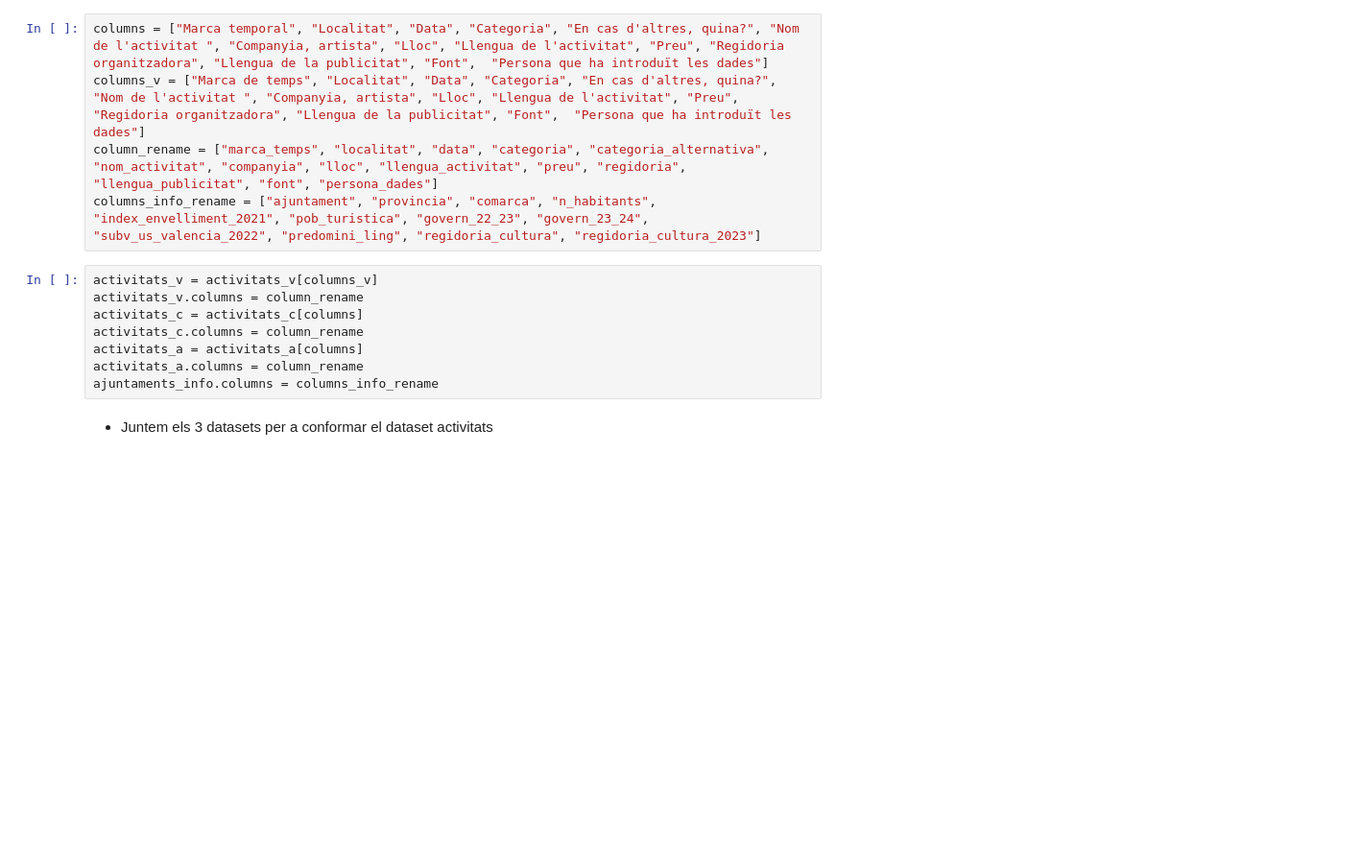
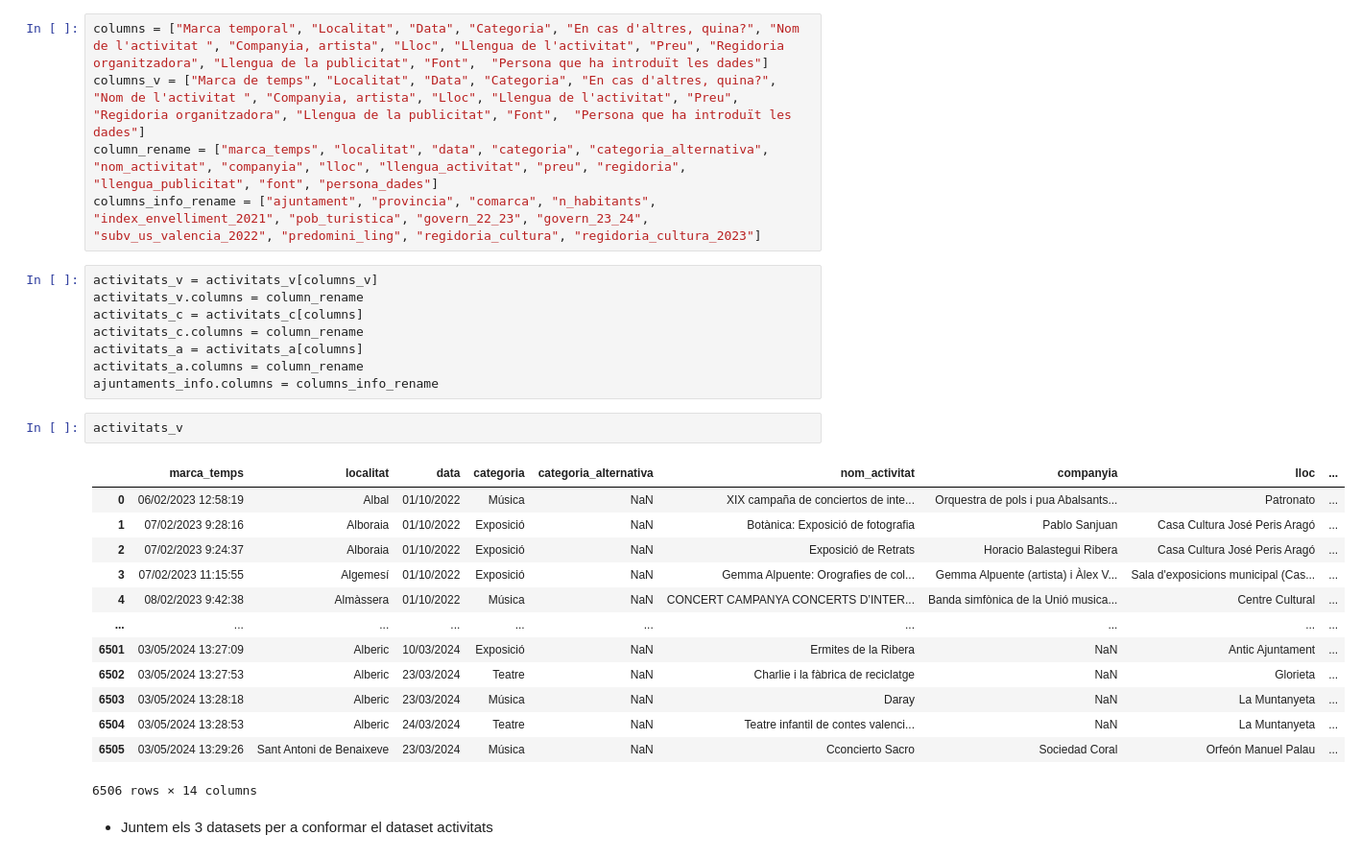
Before and after one commit to JQ-MC/acpv-projecte-linguistic, a Jupyter notebook: data_preprocessing.ipynb, the cells around one changed output. Shown: that part at 96% size. Cells and saved outputs as stored; diff of their text form; blank space fills up the shorter version.

Commit message:
new data

```diff
--- a/data_preprocessing.ipynb
+++ b/data_preprocessing.ipynb
@@ -53,6 +45,22 @@ activitats_c.columns = column_rename
 activitats_a = activitats_a[columns]
 activitats_a.columns = column_rename
 ajuntaments_info.columns = columns_info_rename
+# %%
+activitats_v
+# %% [output]
+|  | marca_temps | localitat | data | categoria | categoria_alternativa | nom_activitat | companyia | lloc | ... |
+| 0 | 06/02/2023 12:58:19 | Albal | 01/10/2022 | Música | NaN | XIX campaña de conciertos de inte... | Orquestra de pols i pua Abalsants... | Patronato | ... |
+| 1 | 07/02/2023 9:28:16 | Alboraia | 01/10/2022 | Exposició | NaN | Botànica: Exposició de fotografia | Pablo Sanjuan | Casa Cultura José Peris Aragó | ... |
+| 2 | 07/02/2023 9:24:37 | Alboraia | 01/10/2022 | Exposició | NaN | Exposició de Retrats | Horacio Balastegui Ribera | Casa Cultura José Peris Aragó | ... |
+| 3 | 07/02/2023 11:15:55 | Algemesí | 01/10/2022 | Exposició | NaN | Gemma Alpuente: Orografies de col... | Gemma Alpuente (artista) i Àlex V... | Sala d'exposicions municipal (Cas... | ... |
+| 4 | 08/02/2023 9:42:38 | Almàssera | 01/10/2022 | Música | NaN | CONCERT CAMPANYA CONCERTS D’INTER... | Banda simfònica de la Unió musica... | Centre Cultural | ... |
+| ... | ... | ... | ... | ... | ... | ... | ... | ... | ... |
+| 6501 | 03/05/2024 13:27:09 | Alberic | 10/03/2024 | Exposició | NaN | Ermites de la Ribera | NaN | Antic Ajuntament | ... |
+| 6502 | 03/05/2024 13:27:53 | Alberic | 23/03/2024 | Teatre | NaN | Charlie i la fàbrica de reciclatge | NaN | Glorieta | ... |
+| 6503 | 03/05/2024 13:28:18 | Alberic | 23/03/2024 | Música | NaN | Daray | NaN | La Muntanyeta | ... |
+| 6504 | 03/05/2024 13:28:53 | Alberic | 24/03/2024 | Teatre | NaN | Teatre infantil de contes valenci... | NaN | La Muntanyeta | ... |
+| 6505 | 03/05/2024 13:29:26 | Sant Antoni de Benaixeve | 23/03/2024 | Música | NaN | Cconcierto Sacro | Sociedad Coral | Orfeón Manuel Palau | ... |
+6506 rows × 14 columns
 # %% [markdown]
 * Juntem els 3 datasets per a conformar el dataset activitats
 # %%
```
Also changed, not shown: parts of 6 cells of this notebook, 6 other files.
